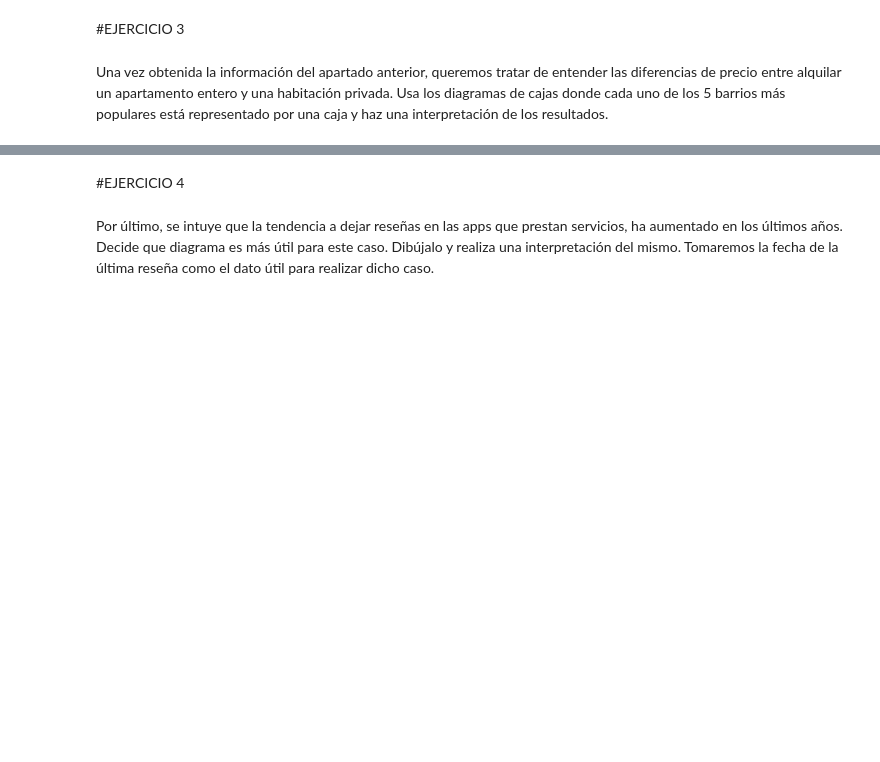
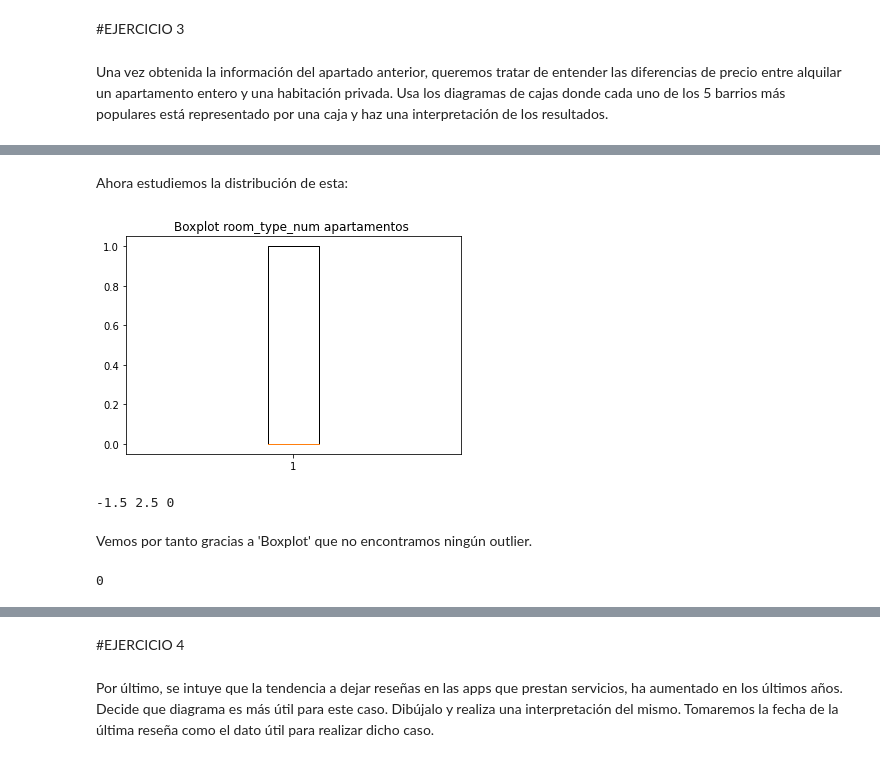
Before and after one commit to amayasarasacolina/MineriaL1P1, a Jupyter notebook: L1P1_opcion2.ipynb, the cells around one changed output, grey strips where cells are left out. Saved outputs shown, nothing was run; the diff lists cells and outputs as text; code cells hidden in the pictures; blank space fills up the shorter version.

```diff
--- a/L1P1_opcion2.ipynb
+++ b/L1P1_opcion2.ipynb
@@ -332,0 +612,4 @@ UFuncTypeError: ignored
+# %%
+# y = calidad de los apartamentos (classification)
+#será de tamaño igual que x_barrios:
+y_barrios = np.zeros(np.array(x_barrios).shape)
@@ -336,0 +696,10 @@ Una vez obtenida la información del apartado anterior, queremos tratar de enten
+# %%
+df.loc[:,'room_type_num']=np.nan
+filas = len(df.axes[0])
+for i in range(filas):
+  if df['room_type'][i]=='Entire home/apt':
+    df['room_type_num'][i]=0
+  elif df['room_type'][i]=='Private room':
+    df['room_type_num'][i]=1
+  else:
+    df['room_type_num'][i]=0.5
@@ -336,0 +719,27 @@ Una vez obtenida la información del apartado anterior, queremos tratar de enten
+# %% [markdown]
+Ahora estudiemos la distribución de esta:
+# %%
+import matplotlib.pyplot as plt
+boxplot_room_type_num=df['room_type_num']
+plt.boxplot(boxplot_room_type_num)
+plt.title('Boxplot room_type_num apartamentos ')
+plt.show()
+# %% [output]
+[figure, added]
+# %%
+from matplotlib.cbook import boxplot_stats
+stats = boxplot_stats(boxplot_room_type_num)
+stats = stats[0]
+outliers = stats['fliers']
+min = stats['q1']-1.5*stats['iqr']
+max = stats['q3']+1.5*stats['iqr']
+print(min, max, len(outliers))
+# %% [output]
+-1.5 2.5 0
+# %% [markdown]
+Vemos por tanto gracias a 'Boxplot' que no encontramos ningún outlier.
+# %%
+price_nan= df['price'].isna().sum()
+price_nan
+# %% [output]
+0
```
Also changed, not shown: parts of 135 cells of this notebook.
